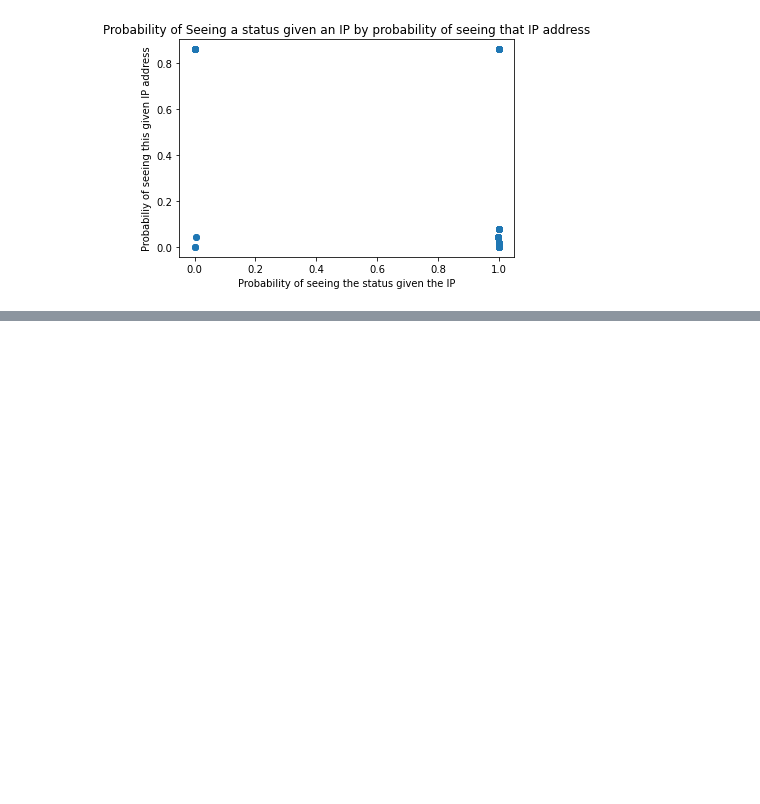
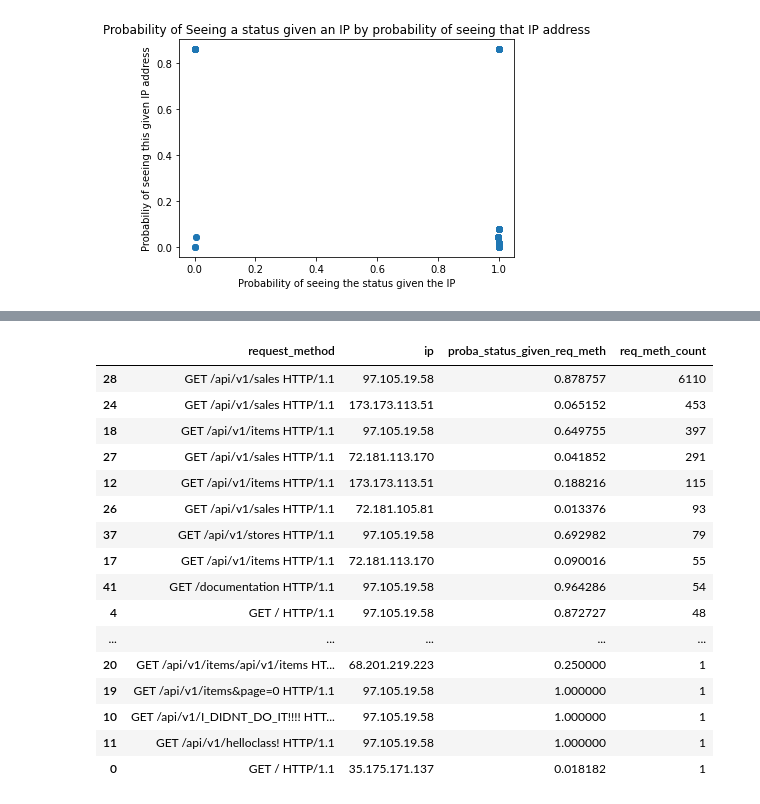
Before and after one commit to george887/anomaly-detection-exercises, a Jupyter notebook: discrete_anomaly_detection.ipynb, the cells around one changed output, grey strips where cells are left out. Drawn from its saved outputs; the diff is of its cells as text; code cells hidden in the pictures; blank space fills up the shorter version.

```diff
--- a/discrete_anomaly_detection.ipynb
+++ b/discrete_anomaly_detection.ipynb
@@ -367,0 +407,4 @@ plt.scatter(df.proba_status_given_ip, df.ip_proba)
+# %%
+req_meth_df = pd.DataFrame(train.request_method.value_counts(dropna=False)/train.request_method.count()).reset_index().\
+                rename(index=str, columns={'index': 'request_method', 'request_method': 'req_meth_proba'})
+req_meth_df.head()
@@ -367,0 +418,3 @@ plt.scatter(df.proba_status_given_ip, df.ip_proba)
+# %%
+train = train.reset_index().merge(req_meth_df, on=['request_method'], how='left').fillna(value=0).set_index('timestamp')
+train.req_meth_proba.value_counts()
@@ -367,0 +485,27 @@ plt.scatter(df.proba_status_given_ip, df.ip_proba)
+# %%
+req_meth_count = pd.DataFrame(train.groupby(['request_method', 'ip'])['status'].\
+                                count().reset_index().\
+                                rename(index=str,
+                                       columns={'status': 'req_meth_count'}))
+
+
+req_meth_ip = status_given_req_meth.merge(req_meth_count)
+req_meth_ip.sort_values(by="req_meth_count", ascending=False)
+# %% [output]
+|  | request_method | ip | proba_status_given_req_meth | req_meth_count |
+| 28 | GET /api/v1/sales HTTP/1.1 | 97.105.19.58 | 0.878757 | 6110 |
+| 24 | GET /api/v1/sales HTTP/1.1 | 173.173.113.51 | 0.065152 | 453 |
+| 18 | GET /api/v1/items HTTP/1.1 | 97.105.19.58 | 0.649755 | 397 |
+| 27 | GET /api/v1/sales HTTP/1.1 | 72.181.113.170 | 0.041852 | 291 |
+| 12 | GET /api/v1/items HTTP/1.1 | 173.173.113.51 | 0.188216 | 115 |
+| 26 | GET /api/v1/sales HTTP/1.1 | 72.181.105.81 | 0.013376 | 93 |
+| 37 | GET /api/v1/stores HTTP/1.1 | 97.105.19.58 | 0.692982 | 79 |
+| 17 | GET /api/v1/items HTTP/1.1 | 72.181.113.170 | 0.090016 | 55 |
+| 41 | GET /documentation HTTP/1.1 | 97.105.19.58 | 0.964286 | 54 |
+| 4 | GET / HTTP/1.1 | 97.105.19.58 | 0.872727 | 48 |
+| ... | ... | ... | ... | ... |
+| 20 | GET /api/v1/items/api/v1/items HT... | 68.201.219.223 | 0.250000 | 1 |
+| 19 | GET /api/v1/items&page=0 HTTP/1.1 | 97.105.19.58 | 1.000000 | 1 |
+| 10 | GET /api/v1/I_DIDNT_DO_IT!!!! HTT... | 97.105.19.58 | 1.000000 | 1 |
+| 11 | GET /api/v1/helloclass! HTTP/1.1 | 97.105.19.58 | 1.000000 | 1 |
+| 0 | GET / HTTP/1.1 | 35.175.171.137 | 0.018182 | 1 |
```
Also changed, not shown: parts of 16 cells of this notebook.
